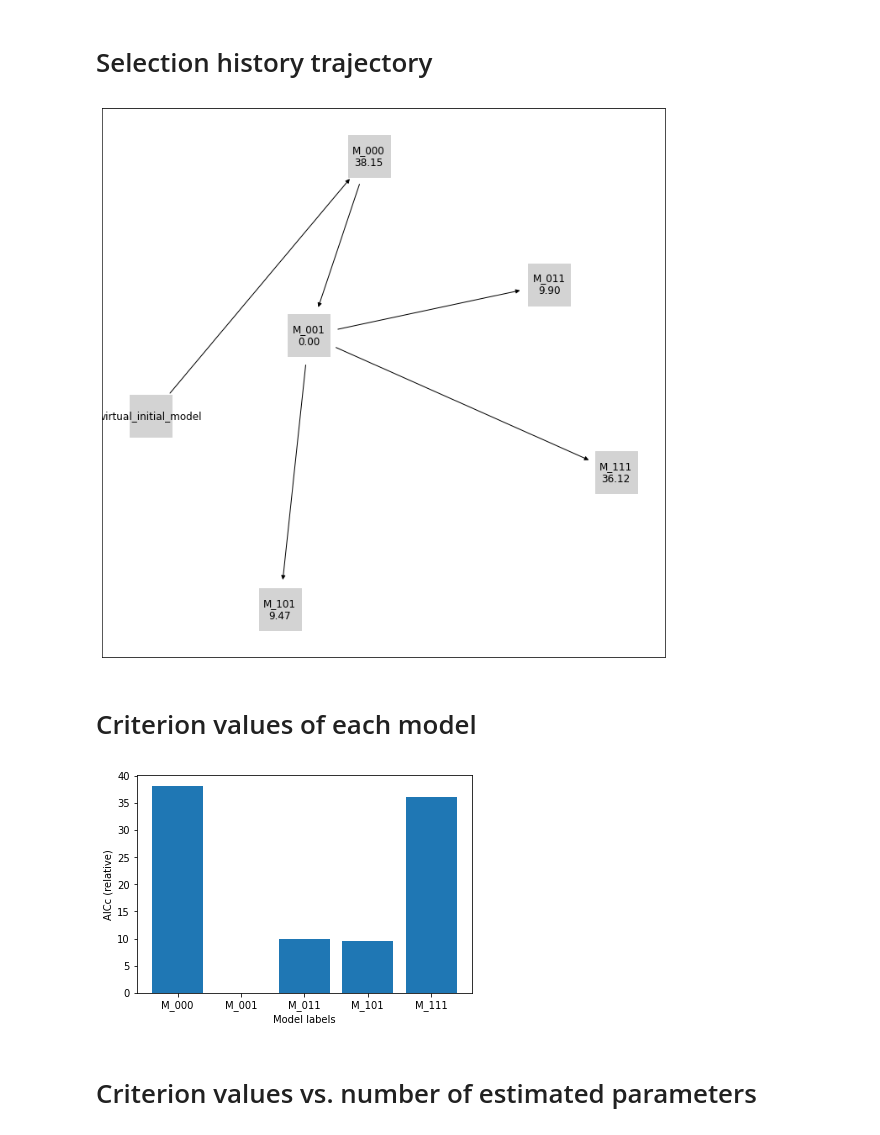
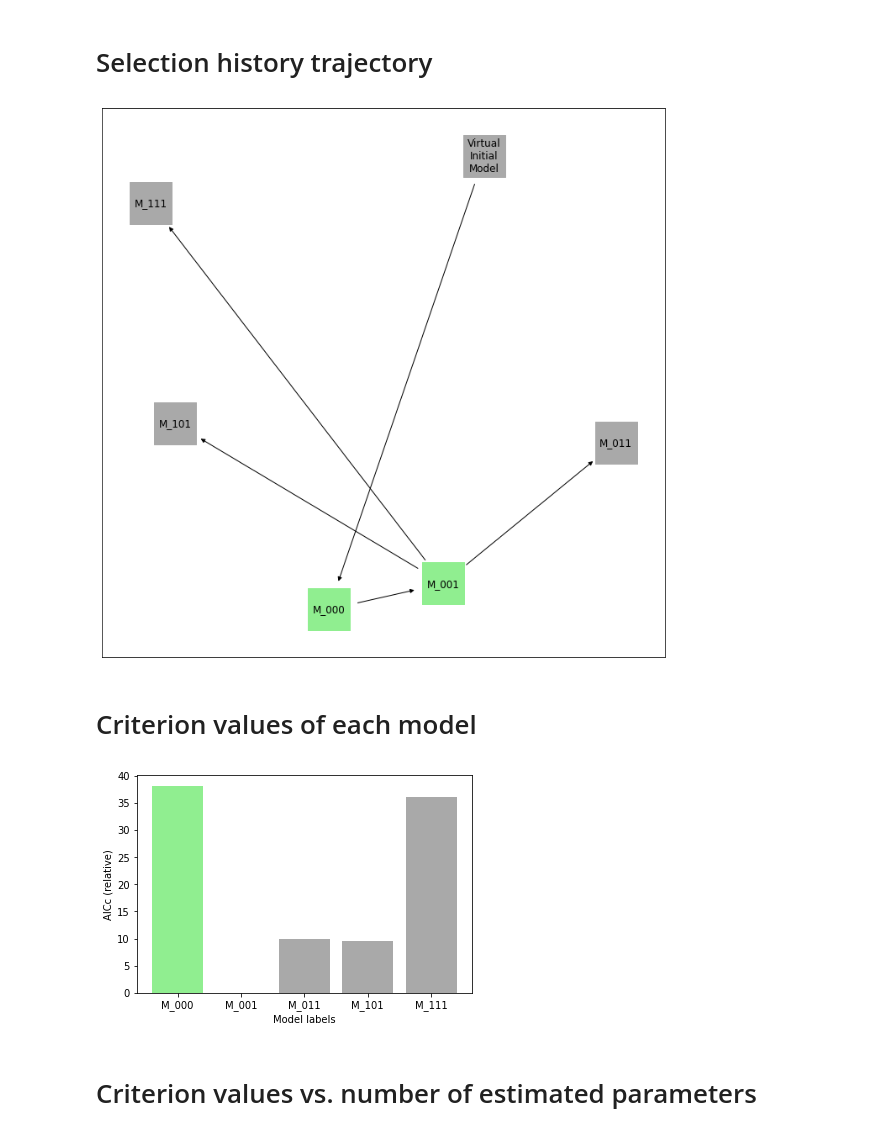
Before and after one commit to PEtab-dev/petab_select, a Jupyter notebook: doc/examples/visualization.ipynb, the cells around one changed output. Saved outputs shown, nothing was run; the diff lists cells and outputs as text; code cells hidden in the pictures.

Commit message:
custom colors

```diff
--- a/doc/examples/visualization.ipynb
+++ b/doc/examples/visualization.ipynb
@@ -11,9 +11,20 @@ The model IDs were automatically generated, so we set them to something more rea
 # %%
+# Custom labels
+labels = {}
 for model in models:
-    model.model_id = "M_" + "".join(
+    labels[model.get_hash()] = "M_" + "".join(
         "1" if value == petab_select.ESTIMATE else "0"
         for value in model.parameters.values()
     )
+
+# Custom colors for some models
+colors = {
+    "M_000": "lightgreen",
+    "M_001": "lightgreen",
+}
+
+# Change default color
+petab_select.plot.NORMAL_NODE_COLOR = 'darkgray'
 # %% [markdown]
 # Selected models
 # %%
@@ -29,18 +41,22 @@ petab_select.plot.line_selected(
 petab_select.plot.graph_history(
     models=models,
     criterion=petab_select.Criterion.AICC,
+    labels=labels,
+    colors=colors,
 );
 # %% [output]
-[figure, old version]
+[figure, new version]
 # %% [markdown]
 # Criterion values of each model
 # %%
 petab_select.plot.bar_criterion_vs_models(
     models=models,
     criterion=petab_select.Criterion.AICC,
+    labels=labels,
+    colors=colors,
 );
 # %% [output]
-[figure, old version]
+[figure, new version]
 # %% [markdown]
 # Criterion values vs. number of estimated parameters
 # %%
```
Also changed, not shown: parts of 4 cells of this notebook, 1 other file.
